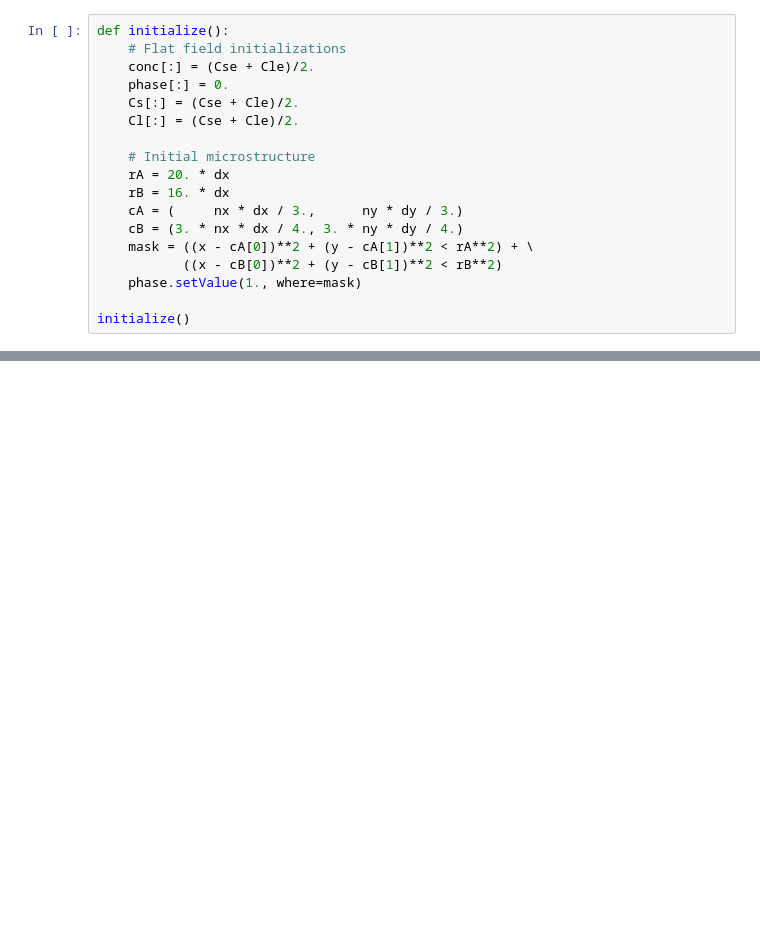
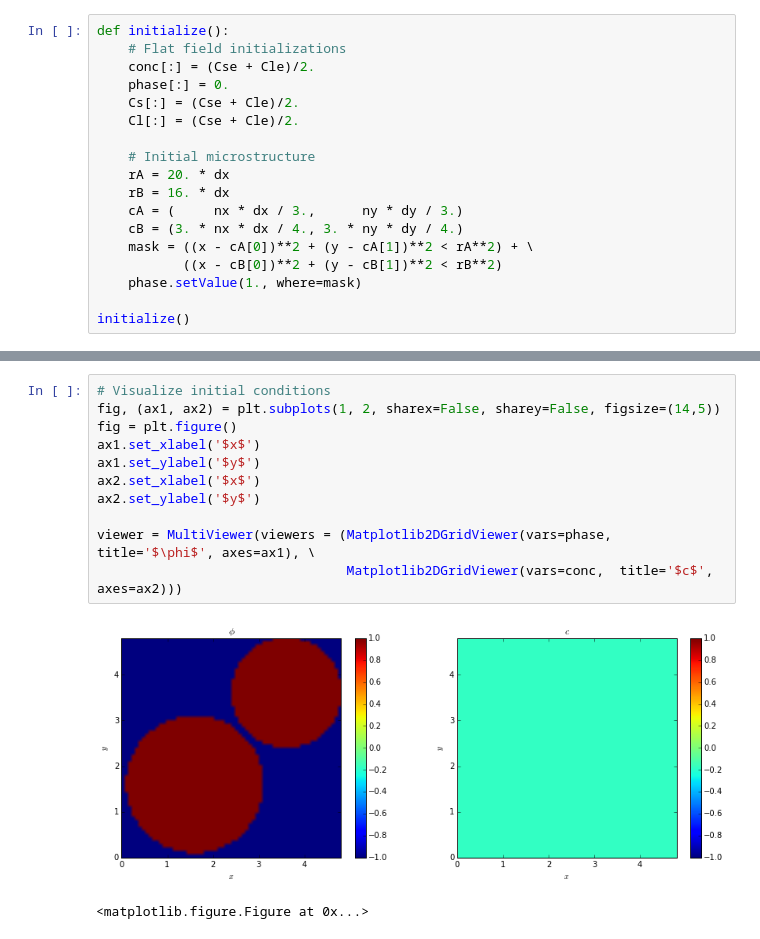
Before and after one commit to tkphd/KKS-binary-solidification, a Jupyter notebook: FiPy-KKS.ipynb, the cells around one changed output, grey strips where cells are left out. Saved outputs shown, nothing was run; the diff lists cells and outputs as text; blank space fills up the shorter version.

```diff
--- a/FiPy-KKS.ipynb
+++ b/FiPy-KKS.ipynb
@@ -286,0 +311,14 @@ plt.colorbar()
+# %%
+# Visualize initial conditions
+fig, (ax1, ax2) = plt.subplots(1, 2, sharex=False, sharey=False, figsize=(14,5))
+fig = plt.figure()
+ax1.set_xlabel('$x$')
+ax1.set_ylabel('$y$')
+ax2.set_xlabel('$x$')
+ax2.set_ylabel('$y$')
+
+viewer = MultiViewer(viewers = (Matplotlib2DGridViewer(vars=phase, title='$\phi$', axes=ax1), \
+                                Matplotlib2DGridViewer(vars=conc,  title='$c$', axes=ax2)))
+# %% [output]
+[figure, added]
+<matplotlib.figure.Figure at 0x...>
```
Also changed, not shown: parts of 21 cells of this notebook.
